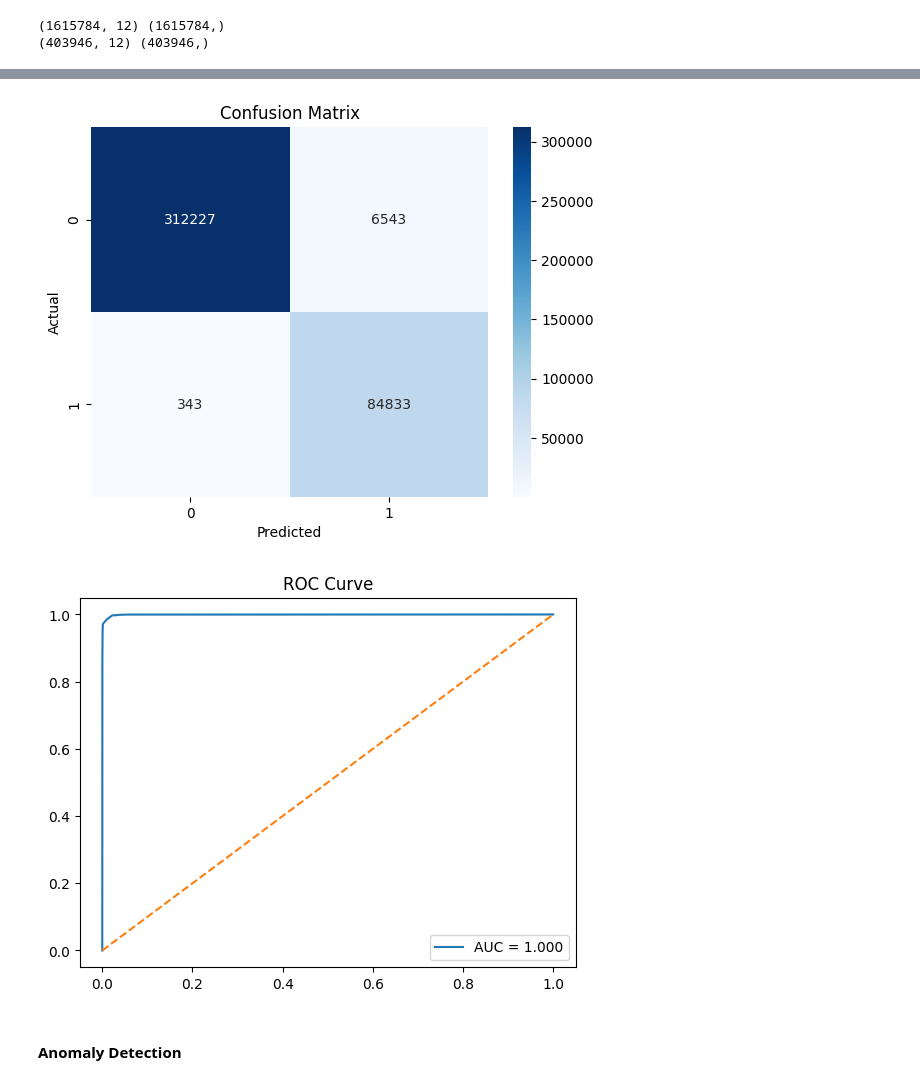
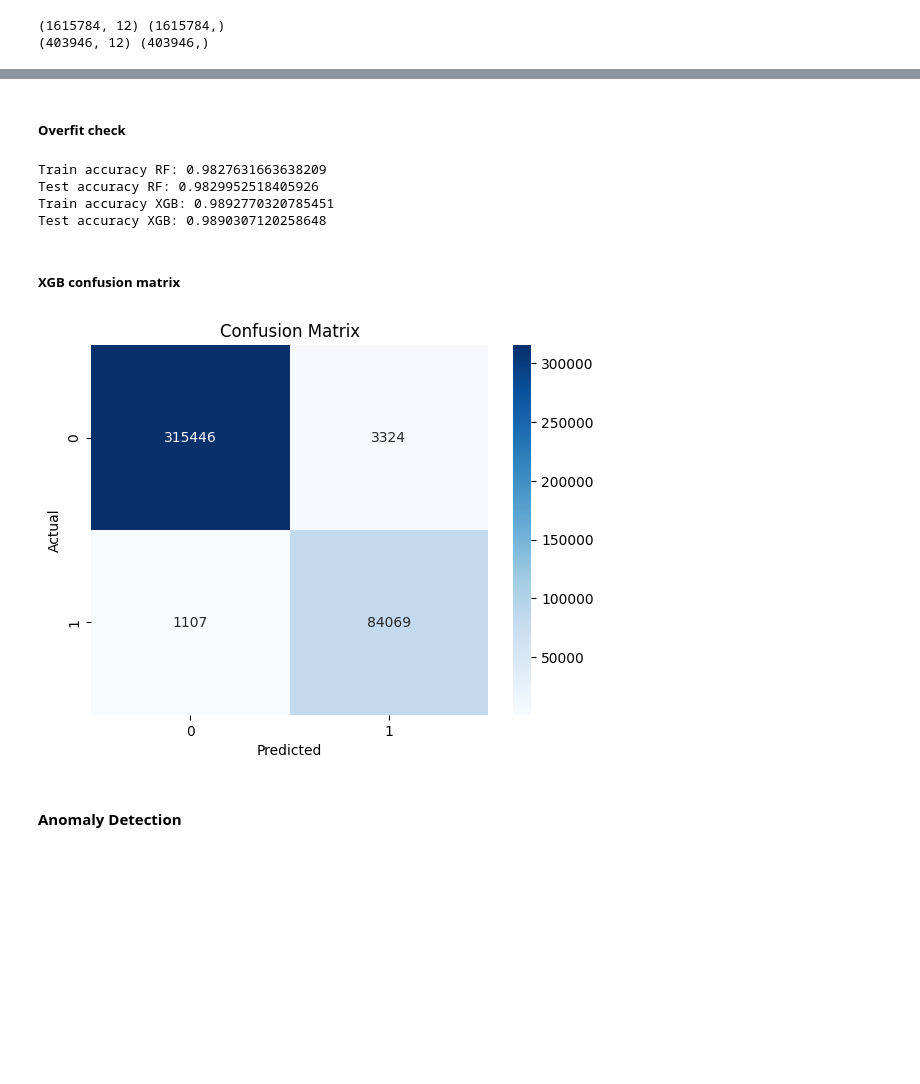
Before and after one commit to akanksha-dev9/Intrusion-Detection-System, a Jupyter notebook: src/train.ipynb, the cells around one changed output, grey strips where cells are left out. Saved outputs shown, nothing was run; the diff lists cells and outputs as text; code cells hidden in the pictures; blank space fills up the shorter version.

```diff
--- a/src/train.ipynb
+++ b/src/train.ipynb
@@ -170,19 +164,8 @@ print(X_test_new.shape, y_test.shape)
 [figure]
 (1615784, 12) (1615784,)
 (403946, 12) (403946,)
-# %%
-#scaling
-from sklearn.preprocessing import StandardScaler
-
-scaler=StandardScaler()
-scaler.fit(X_train_new)
-
-X_train_scaled=scaler.transform(X_train_new) #numpy array dega
-X_test_scaled=scaler.transform(X_test_new)
 # %%
 # Train again
-from sklearn.metrics import confusion_matrix,classification_report
-from sklearn.metrics import recall_score, precision_score
 
 clf_model = RandomForestClassifier(
     n_estimators=100,
@@ -192,10 +175,6 @@ clf_model = RandomForestClassifier(
     n_jobs=-1
 )
 
-clf_model.fit(X_train_scaled, y_train)
+clf_model.fit(X_train_new, y_train)
 
-y_pred = clf_model.predict(X_test_scaled)
-
-print(classification_report(y_test, y_pred))
-print("Recall (Attack detection):", recall_score(y_test, y_pred))
-print("Precision (Attack detection):", precision_score(y_test, y_pred))
+y_pred = clf_model.predict(X_test_new)
@@ -222,10 +189,6 @@ xgb_model = XGBClassifier(
     random_state=42
 )
 
-xgb_model.fit(X_train_scaled, y_train)
+xgb_model.fit(X_train_new, y_train)
 
-y_pred_xgb = xgb_model.predict(X_test_scaled)
-
-print(classification_report(y_test, y_pred_xgb))
-print("Recall (Attack detection):", recall_score(y_test, y_pred_xgb))
-print("Precision (Attack detection):", precision_score(y_test, y_pred_xgb))
+y_pred_xgb = xgb_model.predict(X_test_new)
@@ -244,30 +232,28 @@ Precision (Attack detection): 0.9620592173783663
+# %% [markdown]
+##### Overfit check
+# %%
+print("Train accuracy RF:", clf_model.score(X_train_new, y_train))
+print("Test accuracy RF:", clf_model.score(X_test_new, y_test))
+
+print("Train accuracy XGB:", xgb_model.score(X_train_new, y_train))
+print("Test accuracy XGB:", xgb_model.score(X_test_new, y_test))
+# %% [output]
+Train accuracy RF: 0.9827631663638209
+Test accuracy RF: 0.9829952518405926
+Train accuracy XGB: 0.9892770320785451
+Test accuracy XGB: 0.9890307120258648
+# %% [markdown]
+##### XGB confusion matrix
 # %%
-y_pred = clf_model.predict(X_test_scaled)
-
-cm = confusion_matrix(y_test, y_pred)
+cm = confusion_matrix(y_test, y_pred_xgb)
 
 sns.heatmap(cm, annot=True, fmt='d', cmap='Blues')
 plt.xlabel("Predicted")
 plt.ylabel("Actual")
 plt.title("Confusion Matrix")
 plt.show()
 # %% [output]
-[figure, old version]
+[figure, new version]
-# %%
-from sklearn.metrics import roc_curve, auc
-
-y_probs = clf_model.predict_proba(X_test_scaled)[:,1]
-
-fpr, tpr, _ = roc_curve(y_test, y_probs)
-roc_auc = auc(fpr, tpr)
-
-plt.plot(fpr, tpr, label=f"AUC = {roc_auc:.3f}")
-plt.plot([0,1],[0,1],'--')
-plt.legend()
-plt.title("ROC Curve")
-plt.show()
-# %% [output]
-[figure, removed]
 # %% [markdown]
 #### Anomaly Detection
 # %%
```
Also changed, not shown: parts of 13 cells of this notebook, 2 other files.
